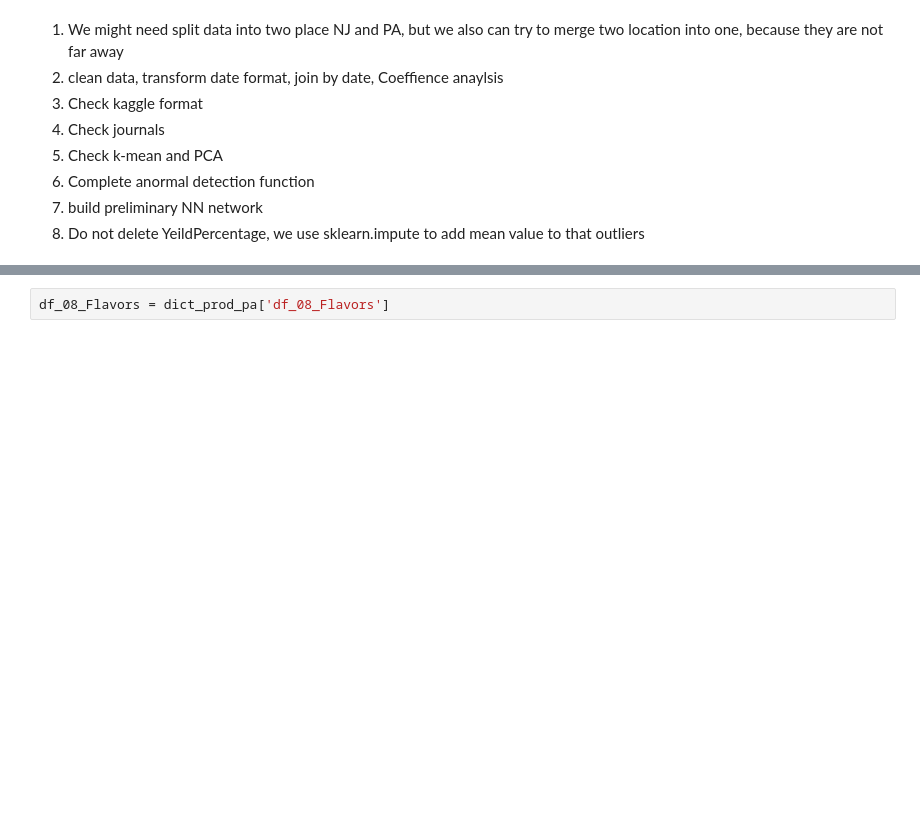
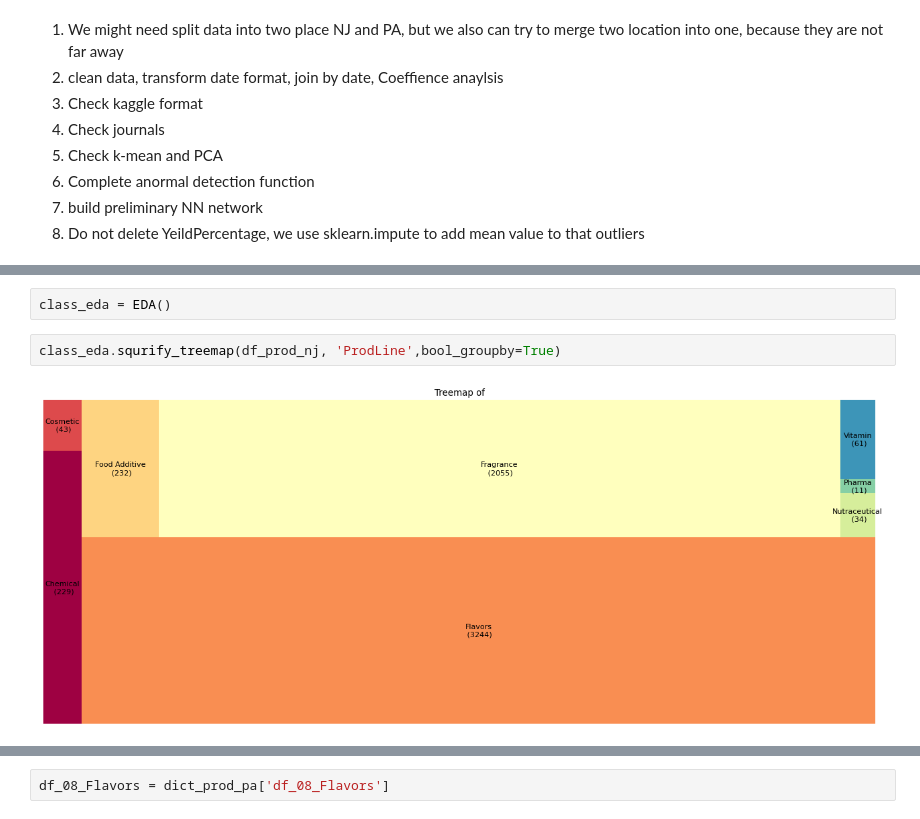
Before and after one commit to L3P3titPrince/Spray_Weather_Forecast, a Jupyter notebook: 21_Weather.ipynb, the cells around one changed output, grey strips where cells are left out. Saved outputs shown, nothing was run; the diff lists cells and outputs as text; blank space fills up the shorter version.

```diff
--- a/21_Weather.ipynb
+++ b/21_Weather.ipynb
@@ -1865,0 +1905,6 @@ If you check our multi result, they are same 2572 records
+# %%
+class_eda = EDA()
+# %%
+class_eda.squrify_treemap(df_prod_nj, 'ProdLine',bool_groupby=True)
+# %% [output]
+[figure, added]
```
Also changed, not shown: parts of 31 cells of this notebook, 8 other files.
